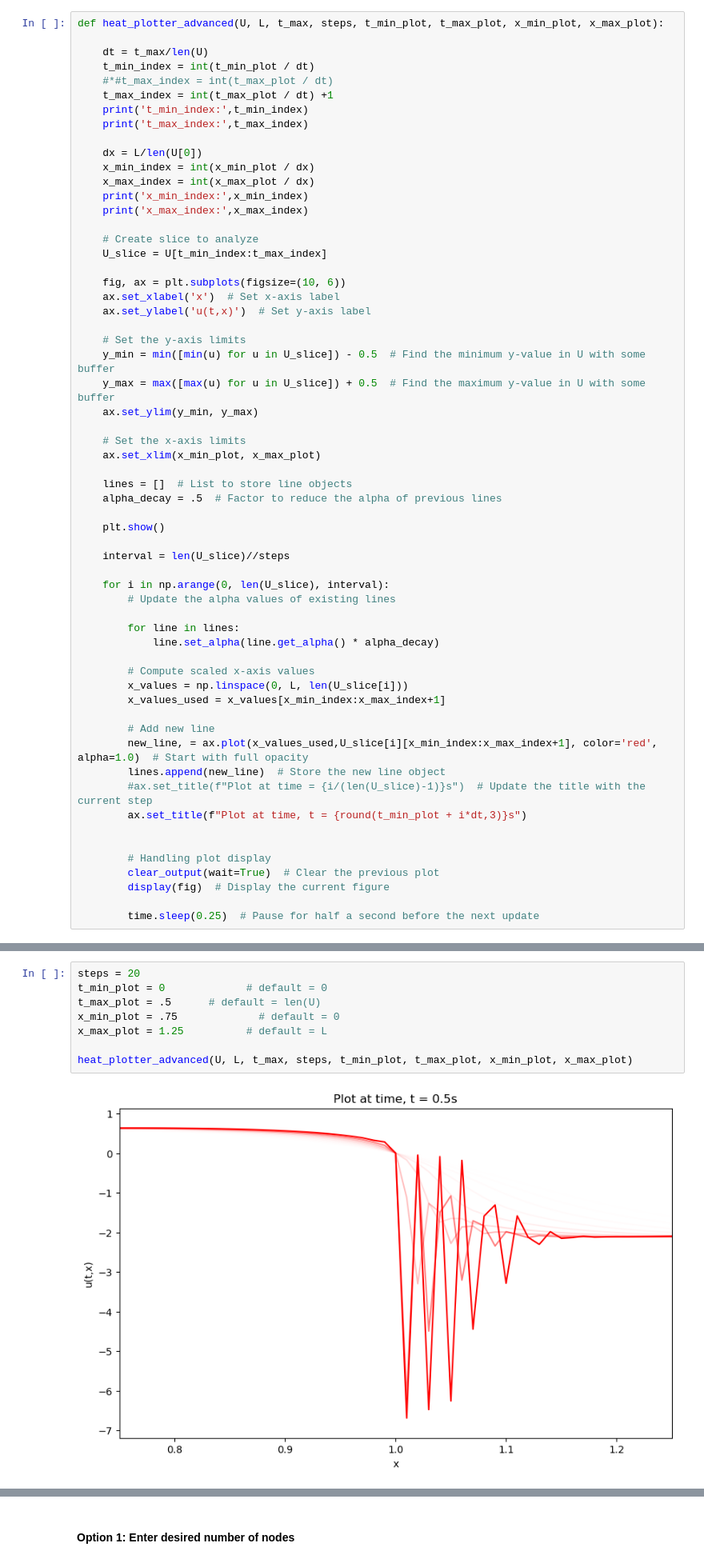
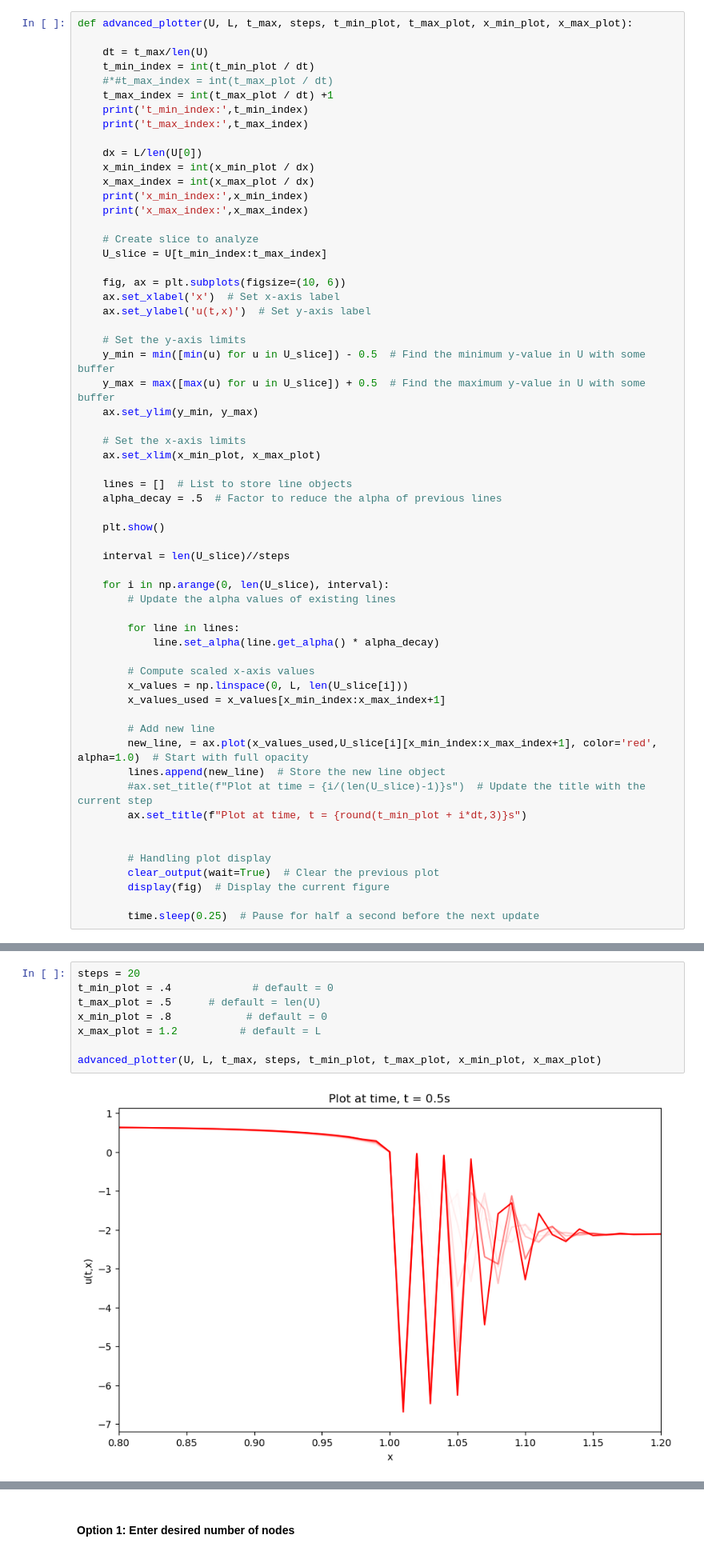
Before and after one commit to Miller-Ryan-1/csueb_phys, a Jupyter notebook: numerical_pdes/inviscid_burgers.ipynb, the cells around one changed output, grey strips where cells are left out. Shown at 80% size. Drawn from its saved outputs; the diff is of its cells as text.

```diff
--- a/numerical_pdes/inviscid_burgers.ipynb
+++ b/numerical_pdes/inviscid_burgers.ipynb
@@ -11,5 +13,5 @@ Copied from previous work; allows graph selection of time and x ranges:
 # %%
-def heat_plotter_advanced(U, L, t_max, steps, t_min_plot, t_max_plot, x_min_plot, x_max_plot):
+def advanced_plotter(U, L, t_max, steps, t_min_plot, t_max_plot, x_min_plot, x_max_plot):
 
     dt = t_max/len(U)
     t_min_index = int(t_min_plot / dt)
@@ -120,11 +132,11 @@ plt.show()
 # %%
 steps = 20
-t_min_plot = 0             # default = 0
+t_min_plot = .4             # default = 0
 t_max_plot = .5      # default = len(U)
-x_min_plot = .75             # default = 0
-x_max_plot = 1.25          # default = L
+x_min_plot = .8            # default = 0
+x_max_plot = 1.2          # default = L
 
-heat_plotter_advanced(U, L, t_max, steps, t_min_plot, t_max_plot, x_min_plot, x_max_plot)
+advanced_plotter(U, L, t_max, steps, t_min_plot, t_max_plot, x_min_plot, x_max_plot)
 # %% [output]
-[figure, old version]
+[figure, new version]
 # %%
```
Also changed, not shown: parts of 21 cells of this notebook, 2 other files.
